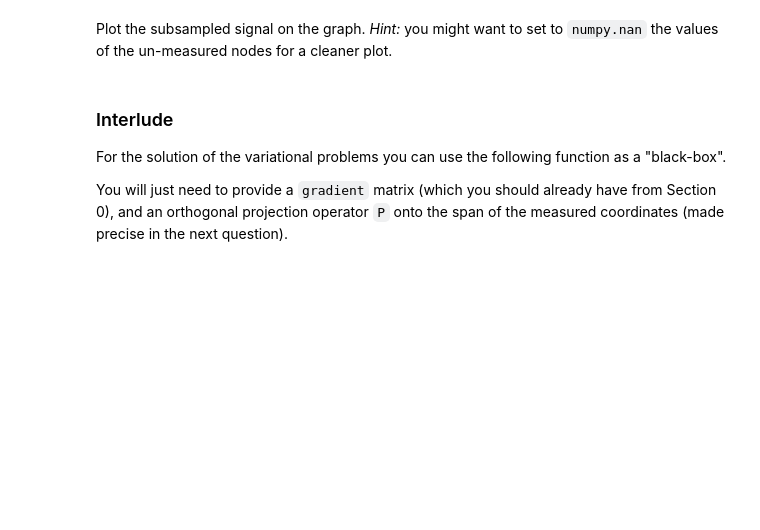
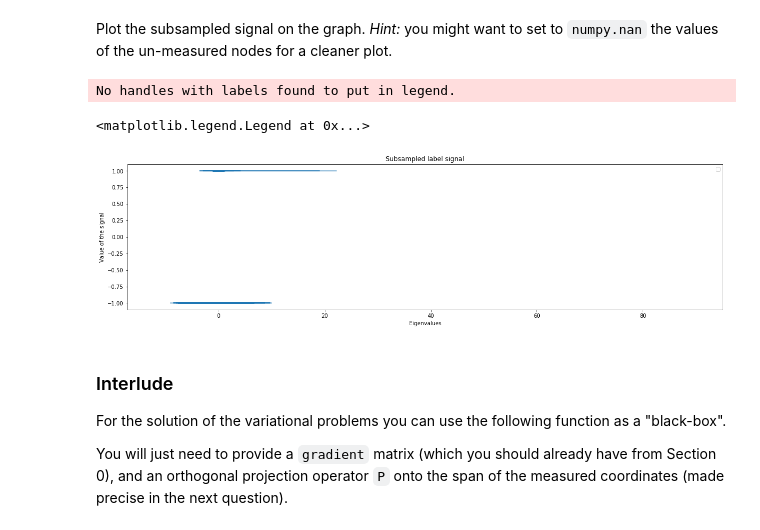
Before and after one commit to Adirlou/ntds_2018, a Jupyter notebook: 4_graph_signal_processing.ipynb, the cells around one changed output. Drawn from its saved outputs; the diff is of its cells as text; code cells hidden in the pictures; blank space fills up the shorter version.

```diff
--- a/4_graph_signal_processing.ipynb
+++ b/4_graph_signal_processing.ipynb
@@ -394,0 +459,3 @@ labels_bin = # Your code here.
+# %%
+def get_labels_bin(threshold):
+    return [-1 if v <= threshold else 1 for v in labels]
@@ -396,9 +465,15 @@ labels_bin = # Your code here.
 Now, subsample this binarized label signal by $70\%$ by choosing, uniformly at random, $30\%$ of the nodes whose labels we will keep.
 
 You will do this by computing a "measurement mask" vector `w` with `1.0`'s at the measured coordinates, and $0.0$'s otherwise.
-# %%
-mn_ratio = 0.3
-m = int(mn_ratio * n_nodes)  # Number of measurements.
-
-w = # Your code here.
+# %%
+def getMask(ratio):
+    m = int(ratio * n_nodes)
+    w = np.array([1]*m+[0]*(n_nodes-m))
+    #np.random.seed(45687)
+    np.random.shuffle(w)
+    return w
+# %%
+w = getMask(ratio = 0.3)
+Sub_ls = w * get_labels_bin(2)
+Signal = np.asarray([ np.nan  if v == 0 else v for v in Sub_ls])
 # %% [markdown]
@@ -408,3 +482,15 @@ Plot the subsampled signal on the graph. _Hint:_ you might want to set to `numpy
+# %%
+plt.figure(figsize=(20, 5))
+
+plt.plot(e, Signal)
+plt.xlabel('Eigenvalues')
+plt.ylabel('Value of the signal')
+plt.title('Subsampled label signal')
+plt.legend()
+# %% [output]
+No handles with labels found to put in legend.
+<matplotlib.legend.Legend at 0x...>
+[figure, added]
 # %% [markdown]
 ### Interlude
 
```
Also changed, not shown: parts of 30 cells of this notebook, 1 other file.
